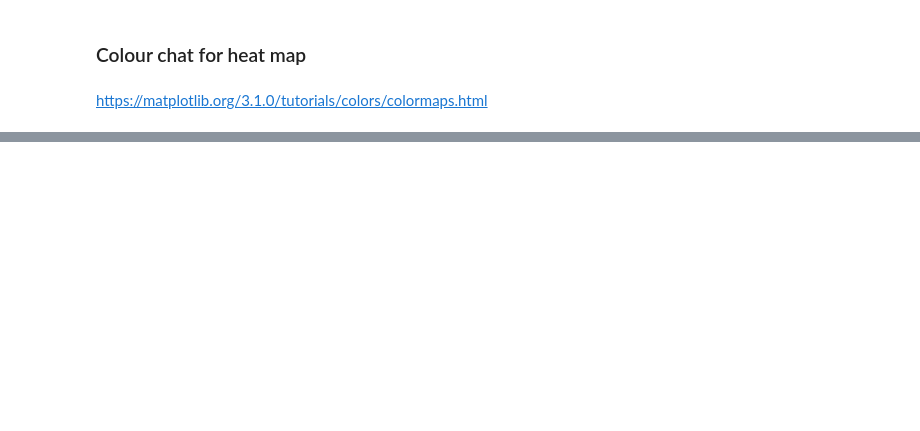
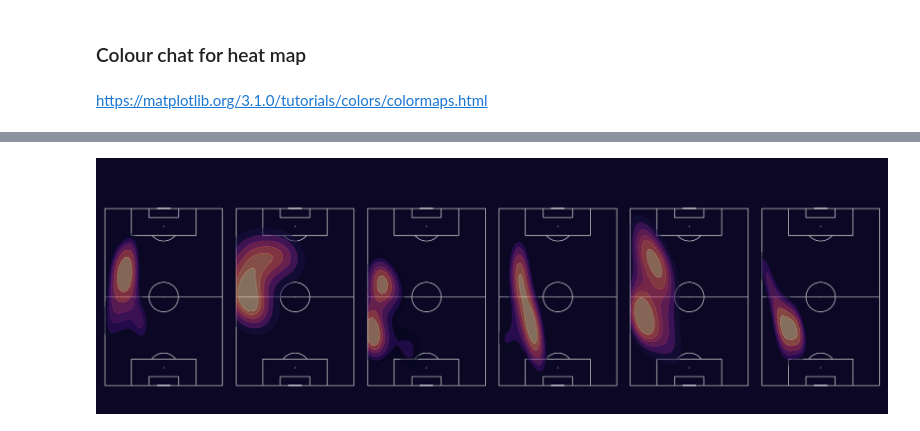
Before and after one commit to brandonfeeley/python-codes, a Jupyter notebook: Heat_Map.ipynb, the cells around one changed output, grey strips where cells are left out. Saved outputs shown, nothing was run; the diff lists cells and outputs as text; code cells hidden in the pictures; blank space fills up the shorter version.

```diff
--- a/Heat_Map.ipynb
+++ b/Heat_Map.ipynb
@@ -80,0 +85,61 @@ plt.savefig('test.png',dpi=500,bbox_inches = 'tight')
+# %%
+pitch = VerticalPitch(pitch_type='statsbomb',
+              line_color='#B4B6BA',
+              pitch_color='#0B0725')
+
+
+fig,axs = pitch.grid(ncols=6, axis=False)
+fig.set_facecolor('#0B0725')
+
+
+kde1 = pitch.kdeplot(df6.x, df6.y, ax=axs['pitch'][0],
+                           levels=7,
+                           shade =True,
+                           thresh=.3,
+                           alpha=.5,
+                           cmap='magma')
+
+kde2 = pitch.kdeplot(df5.x, df5.y, ax=axs['pitch'][1],
+                           levels=7,
+                           shade =True,
+                           thresh=.3,
+                           alpha=.5,
+                           cmap='magma')
+
+kde3 = pitch.kdeplot(df4.x, df4.y, ax=axs['pitch'][2],
+                           levels=7,
+                           shade =True,
+                           thresh=.3,
+                           alpha=.5,
+                           cmap='magma')
+
+kde4 = pitch.kdeplot(df3.x, df3.y, ax=axs['pitch'][3],
+                           levels=7,
+                           shade =True,
+                           thresh=.3,
+                           alpha=.5,
+                           cmap='magma')
+
+kde5 = pitch.kdeplot(df2.x, df2.y, ax=axs['pitch'][4],
+                           levels=7,
+                           shade =True,
+                           thresh=.3,
+                           alpha=.5,
+                           cmap='magma')
+
+kde6 = pitch.kdeplot(df1.x, df1.y, ax=axs['pitch'][5],
+                           levels=7,
+                           shade =True,
+                           thresh=.3,
+                           alpha=.5,
+                           cmap='magma')
+
+
+
+#Limited Heat Map to edges
+plt.xlim(0,120)
+plt.ylim(0,80)
+
+plt.savefig('heat.png',dpi=500,bbox_inches = 'tight')
+# %% [output]
+[figure, added]
```
Also changed, not shown: parts of 7 cells of this notebook, 9 other files.
